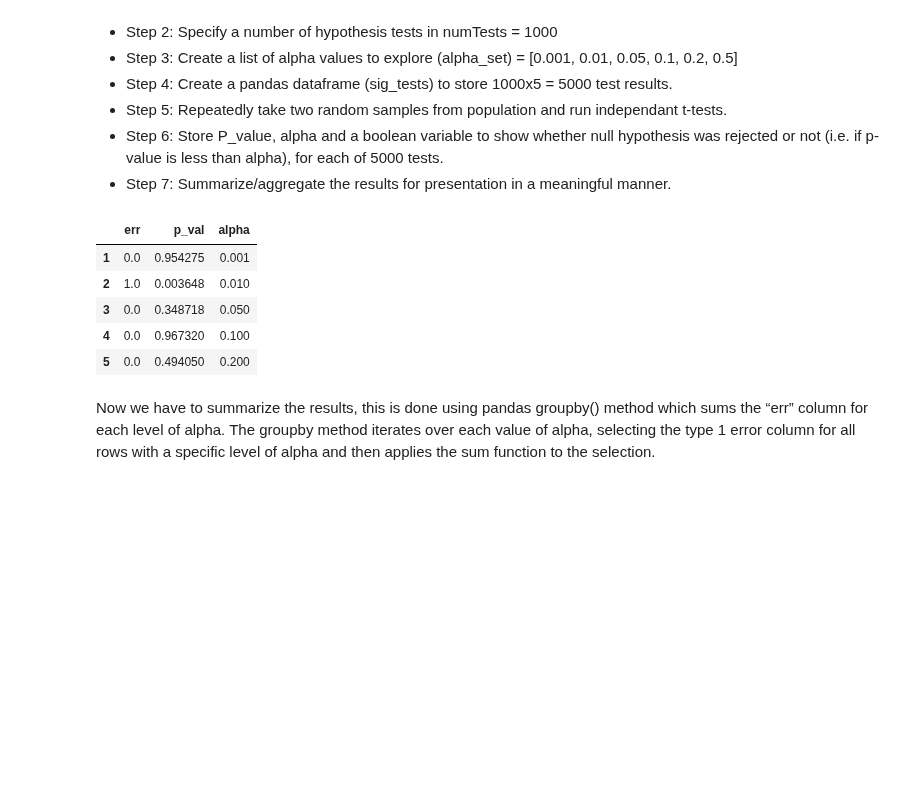
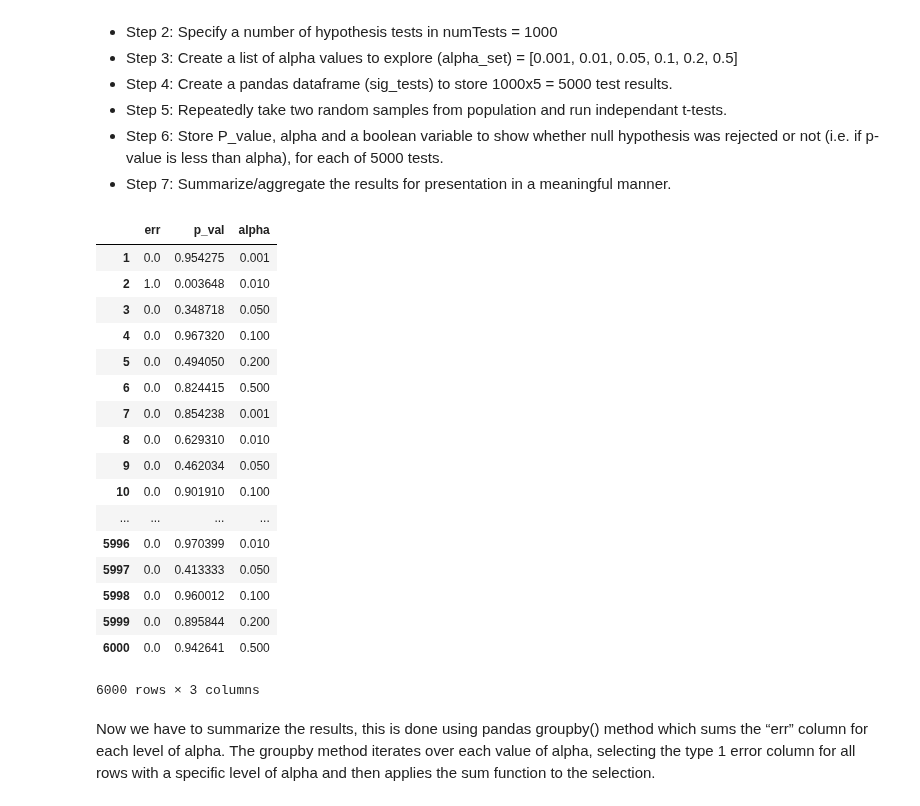
Before and after one commit to Rimab55/dsc-2-20-11type-1-and-type-2-errors-lab-nyc-ds-career-012819, a Jupyter notebook: index.ipynb, the cells around one changed output. Saved outputs shown, nothing was run; the diff lists cells and outputs as text; code cells hidden in the pictures; blank space fills up the shorter version.

```diff
--- a/index.ipynb
+++ b/index.ipynb
@@ -141,14 +141,26 @@ for i in range(1,numTests+1):
 
             counter += 1
 # %%
-sigTests.head()
+sigTests
 # %% [output]
 |  | err | p_val | alpha |
 | 1 | 0.0 | 0.954275 | 0.001 |
 | 2 | 1.0 | 0.003648 | 0.010 |
 | 3 | 0.0 | 0.348718 | 0.050 |
 | 4 | 0.0 | 0.967320 | 0.100 |
 | 5 | 0.0 | 0.494050 | 0.200 |
+| 6 | 0.0 | 0.824415 | 0.500 |
+| 7 | 0.0 | 0.854238 | 0.001 |
+| 8 | 0.0 | 0.629310 | 0.010 |
+| 9 | 0.0 | 0.462034 | 0.050 |
+| 10 | 0.0 | 0.901910 | 0.100 |
+| ... | ... | ... | ... |
+| 5996 | 0.0 | 0.970399 | 0.010 |
+| 5997 | 0.0 | 0.413333 | 0.050 |
+| 5998 | 0.0 | 0.960012 | 0.100 |
+| 5999 | 0.0 | 0.895844 | 0.200 |
+| 6000 | 0.0 | 0.942641 | 0.500 |
+6000 rows × 3 columns
 # %% [markdown]
 Now we have to summarize the results, this is done using pandas groupby() method which sums the “err” column for each level of alpha. The groupby method iterates over each value of alpha, selecting the type 1 error column for all rows with a specific level of alpha and then applies the sum function to the selection.
 # %%
```
